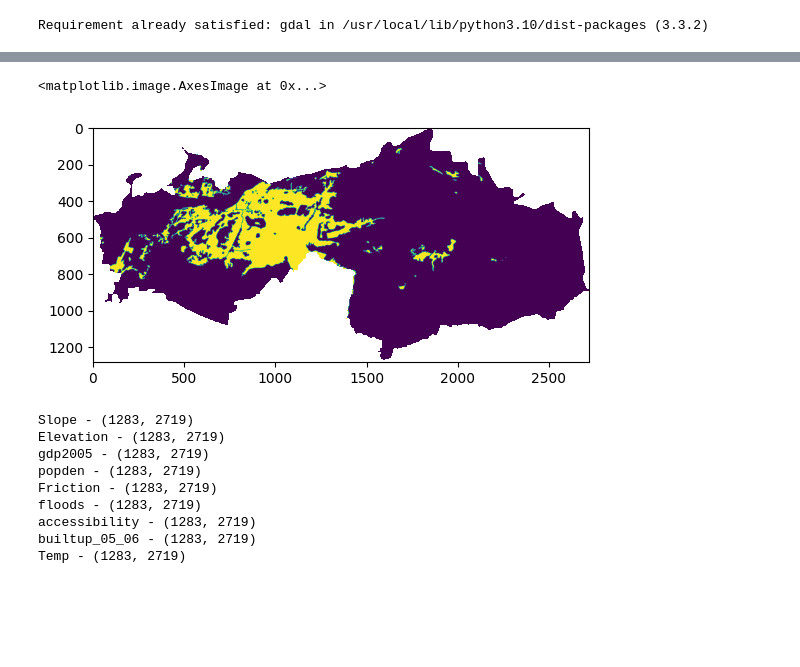
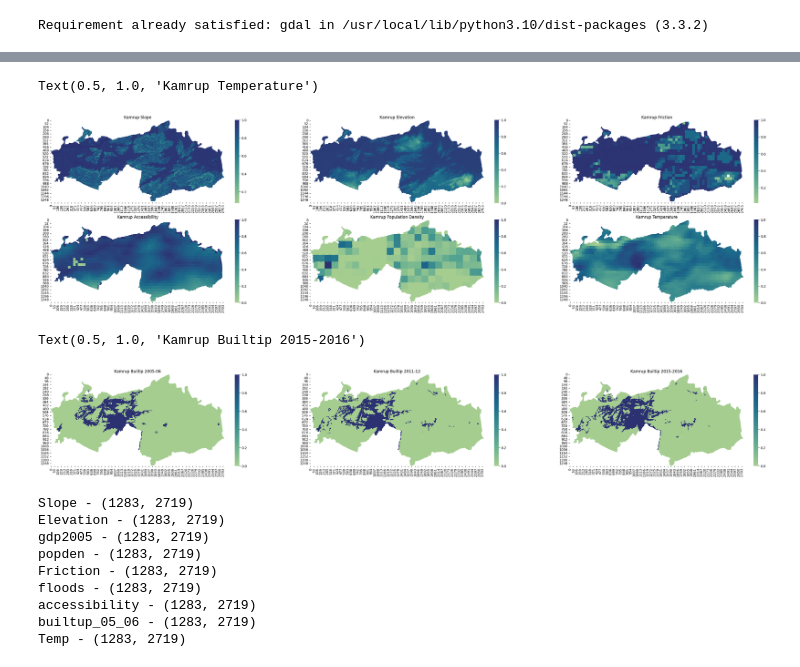
Before and after one commit to DexterfreaK/XGboostUrban, a Jupyter notebook: XGBoost_using_dataframe.ipynb, the cells around one changed output, grey strips where cells are left out. Saved outputs shown, nothing was run; the diff lists cells and outputs as text; code cells hidden in the pictures; blank space fills up the shorter version.

```diff
--- a/XGBoost_using_dataframe.ipynb
+++ b/XGBoost_using_dataframe.ipynb
@@ -47,8 +32,7 @@ plt.imshow(popden)
 # %%
 # All features in X imported and read as Array
 
-Slope = gdal.Open("/content/drive/MyDrive/AdjustedData_23_metre_Resolution/slope (1).tif")
+Slope = gdal.Open("/content/drive/MyDrive/AdjustedData_23_metre_Resolution/slope.tif")
 Slope = Slope.ReadAsArray()
 # Slope = Slope / np.max(Slope)
 Slope = np.where(Slope < 0, np.nan, Slope)
-plt.imshow(Slope)
@@ -58,5 +39,4 @@ plt.imshow(Slope)
 # %%
-Friction = gdal.Open("/content/drive/MyDrive/AdjustedData_23_metre_Resolution/friction (1).tif")
+Friction = gdal.Open("/content/drive/MyDrive/AdjustedData_23_metre_Resolution/friction.tif")
 Friction = Friction.ReadAsArray()
 Friction = np.where(Friction < 0 , np.nan, Friction)
-plt.imshow(Friction)
@@ -66,5 +43,4 @@ plt.imshow(Friction)
 # %%
-Elevation = gdal.Open("/content/drive/MyDrive/AdjustedData_23_metre_Resolution/elevation (1).tif")
+Elevation = gdal.Open("/content/drive/MyDrive/AdjustedData_23_metre_Resolution/elevation.tif")
 Elevation = Elevation.ReadAsArray()
 Elevation = np.where(Elevation < 0 , np.nan, Elevation)
-plt.imshow(Elevation)
@@ -132,13 +74,29 @@ plt.imshow(builtup_11_12)
 # %%
-
 builtup_15_16 = gdal.Open("/content/drive/MyDrive/AdjustedData_23_metre_Resolution/15_16_builtup.tif")
 builtup_15_16 = builtup_15_16.ReadAsArray()
 builtup_15_16 = np.where(builtup_15_16 < 0 , np.nan, builtup_15_16)
-
-plt.imshow(builtup_15_16)
-# %% [output]
-<matplotlib.image.AxesImage at 0x...>
-[figure, removed]
+# %%
+import matplotlib.pyplot as plt
+import seaborn as sns
+fig, axes = plt.subplots(2, 3, figsize=(40, 10))
+
+sns.heatmap(ax=axes[0, 0], data=Slope, square=True, cmap="crest").set_title('Kamrup Slope')
+sns.heatmap(ax=axes[0, 1], data=Elevation, square=True, cmap="crest").set_title('Kamrup Elevation')
+sns.heatmap(ax=axes[0, 2], data=Friction, square=True, cmap="crest").set_title('Kamrup Friction')
+sns.heatmap(ax=axes[1, 0], data=accessibility, square=True, cmap="crest").set_title('Kamrup Accessibility')
+sns.heatmap(ax=axes[1, 1], data=popden, square=True, cmap="crest").set_title('Kamrup Population Density')
+sns.heatmap(ax=axes[1, 2], data=Temp, square=True, cmap="crest").set_title('Kamrup Temperature')
+# %% [output]
+Text(0.5, 1.0, 'Kamrup Temperature')
+[figure, added]
+# %%
+fig, axes = plt.subplots(1, 3, figsize=(40, 5))
+sns.heatmap(ax=axes[0], data=builtup_05_06, cmap="crest").set_title('Kamrup Builtip 2005-06')
+sns.heatmap(ax=axes[1], data=builtup_11_12, cmap="crest").set_title('Kamrup Builtip 2011-12')
+sns.heatmap(ax=axes[2], data=builtup_15_16, cmap="crest").set_title('Kamrup Builtip 2015-2016')
+# %% [output]
+Text(0.5, 1.0, 'Kamrup Builtip 2015-2016')
+[figure, added]
 # %%
 # Required Shape checking for All features
 print(f'Slope - {Slope.shape}')
```
Also changed, not shown: parts of 12 cells of this notebook.
